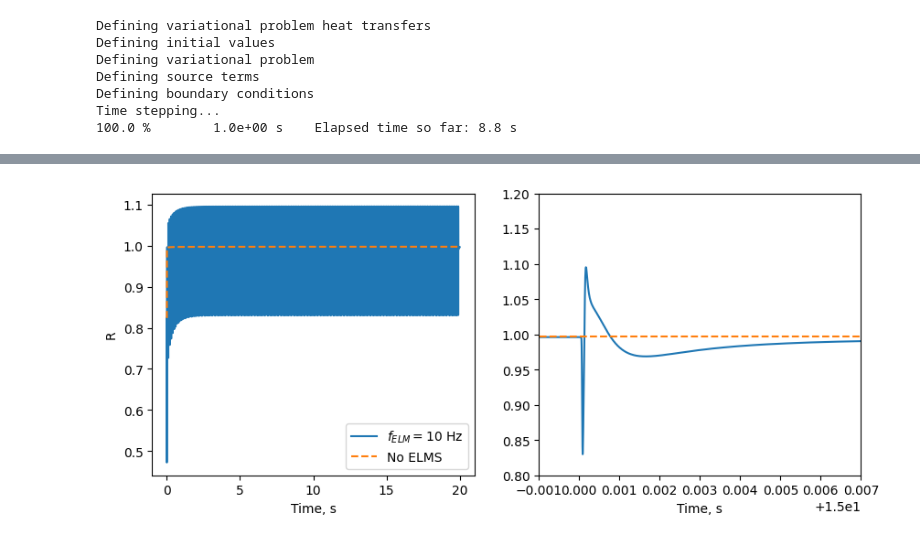
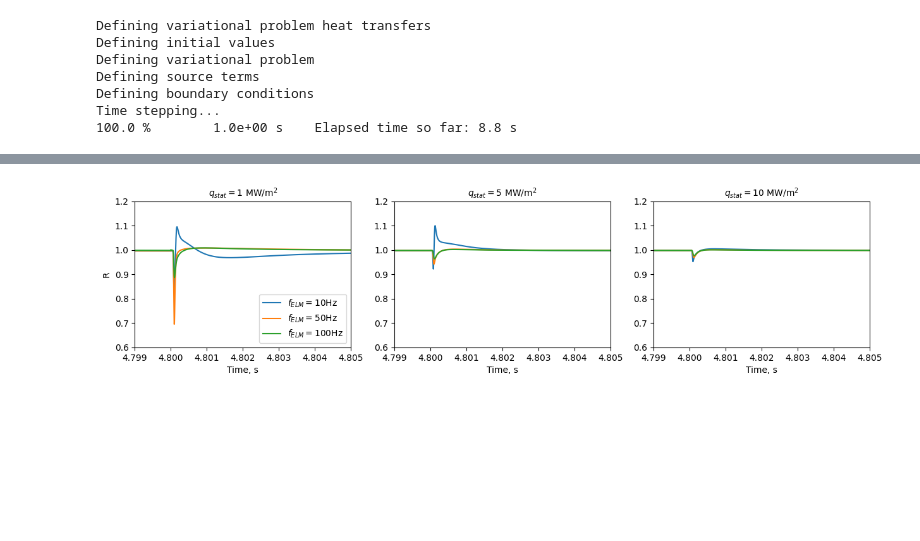
Before and after one commit to KulaginVladimir/PhD, a Jupyter notebook: Scripts/Chapter_3/RecyclingCoefficient/tmp.ipynb, the cells around one changed output, grey strips where cells are left out. Saved outputs shown, nothing was run; the diff lists cells and outputs as text; code cells hidden in the pictures; blank space fills up the shorter version.

```diff
--- a/Scripts/Chapter_3/RecyclingCoefficient/tmp.ipynb
+++ b/Scripts/Chapter_3/RecyclingCoefficient/tmp.ipynb
@@ -380,13 +380,3 @@ Defining source terms
 Defining boundary conditions
 Time stepping...
 100.0 %        1.0e+00 s    Elapsed time so far: 8.8 s
-# %%
-import numpy as np
-import matplotlib.pyplot as plt
-
-data = np.loadtxt("./results/derived_quantities_exposure.csv", skiprows=1, delimiter=",")
-
-plt.plot(data[:,0], data[:,-1])
-# plt.xlim(0.1975, 0.205)
-# plt.ylim(0.8, 1.1)
-plt.show()
@@ -395,27 +383,40 @@ plt.show()
-# %%
-import numpy as np
-import matplotlib.pyplot as plt
-
-data_stat = np.loadtxt("./ELM_1228269_23_0Hz_1e6MW_1.5eV_1e-4/results/derived_quantities_exposure.csv", skiprows=1, delimiter=",")
-data_ELM = np.loadtxt("./ELM_1228269_24_10Hz_1e6MW_1.5eV_1e-4/results/derived_quantities_exposure.csv", skiprows=1, delimiter=",")
-
-fig, axs = plt.subplots(1,2, figsize=(10,4))
-
-axs[0].plot(data_ELM[:,0], data_ELM[:,-1], label=r"$f_{ELM}=10$ Hz")
-axs[0].plot(data_stat[:,0], data_stat[:,-1], label="No ELMS", ls="dashed")
-
-axs[1].plot(data_ELM[:,0], data_ELM[:,-1], label=r"$f_{ELM}=10$ Hz")
-axs[1].plot(data_stat[:,0], data_stat[:,-1], label="No ELMS", ls="dashed")
-
-axs[1].set_ylim(0.8, 1.2)
-axs[1].set_xlim(14.999, 15.007)
-
-axs[0].set_ylabel("R")
-axs[0].set_xlabel("Time, s")
-axs[1].set_xlabel("Time, s")
-axs[0].legend()
-# plt.xlim(0.1975, 0.205)
-# plt.ylim(0.8, 1.1)
-plt.show()
-# %% [output]
-[figure, removed]
+# %%
+import numpy as np
+import matplotlib.pyplot as plt
+
+data_stat = []
+data_ELM = []
+
+freqs = [f"{f}Hz" for f in [10,50,100]]
+qs = ["1e6MW", "5e6MW", "10e6MW"]
+titles = [r"1 MW/m$^2$", r"5 MW/m$^2$", r"10 MW/m$^2$"]
+
+fig, axs = plt.subplots(1,3, figsize=(15,3))
+
+R_max = np.zeros((len(qs), len(freqs)))
+R_min = np.zeros((len(qs), len(freqs)))
+
+for i, q in enumerate(qs):
+    for j, freq in enumerate(freqs):
+        data = np.loadtxt(f"ELM_1228537_{freq}_{q}_1.5eV_1e-4/results/derived_quantities_exposure.csv", skiprows=1, delimiter=",")
+
+        t = data[:,0]
+        indx = np.where(t > 4)[0]
+        R_max[i][j] = max(data[indx,-1])
+        R_min[i][j] = min(data[indx,-1])
+
+        axs[i].plot(data[:,0], data[:,-1], label=r"$f_{ELM}=$"+freq)
+
+
+for i, ax in enumerate(axs):
+    ax.set_ylim(0.6, 1.2)
+    ax.set_xlim(4.799, 4.805)
+    ax.set_title(r"$q_{stat}=$"+titles[i], fontsize=10)
+    ax.set_xlabel("Time, s")
+axs[0].set_ylabel("R")
+axs[0].legend(fontsize=10, loc="lower right")
+
+
+plt.show()
+# %% [output]
+[figure, added]
```
Also changed, not shown: parts of 1 cell of this notebook, 55 other files.
